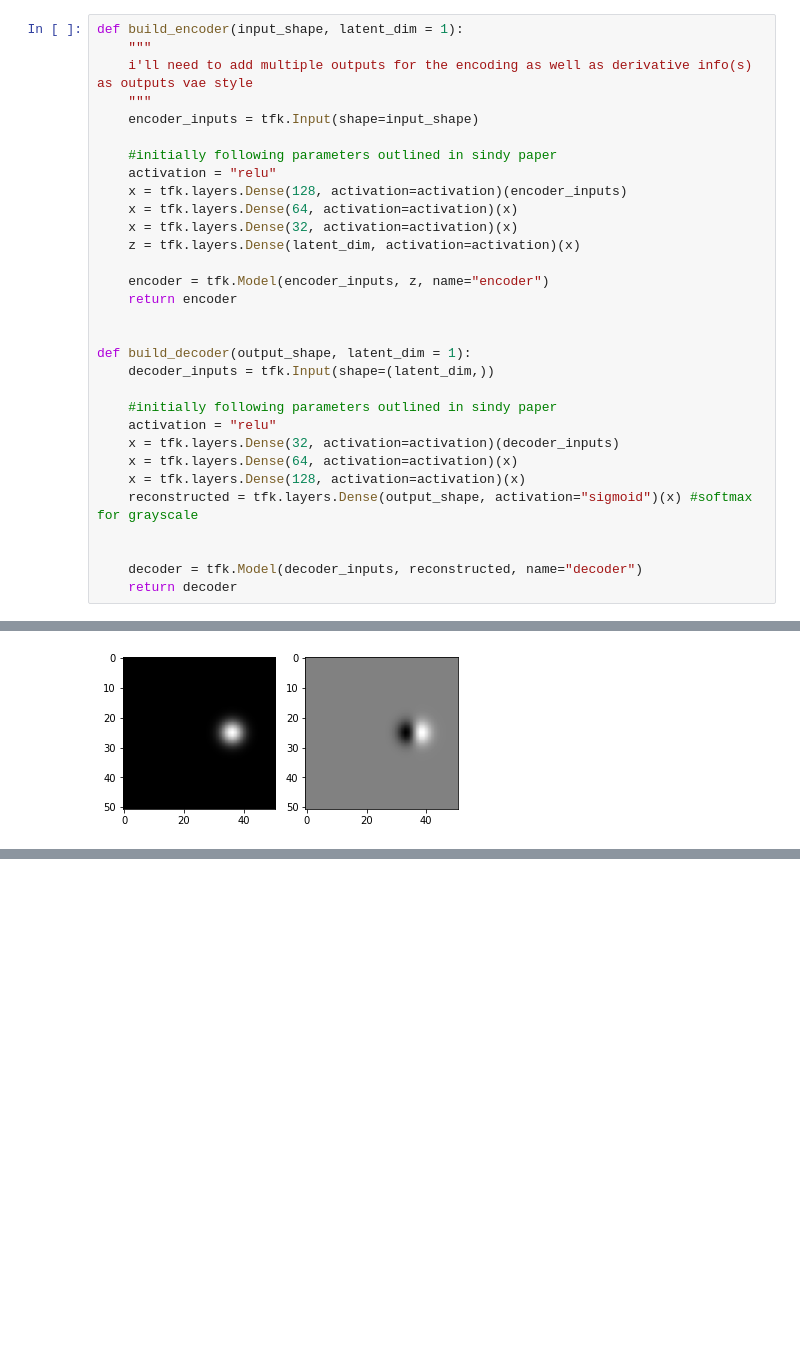
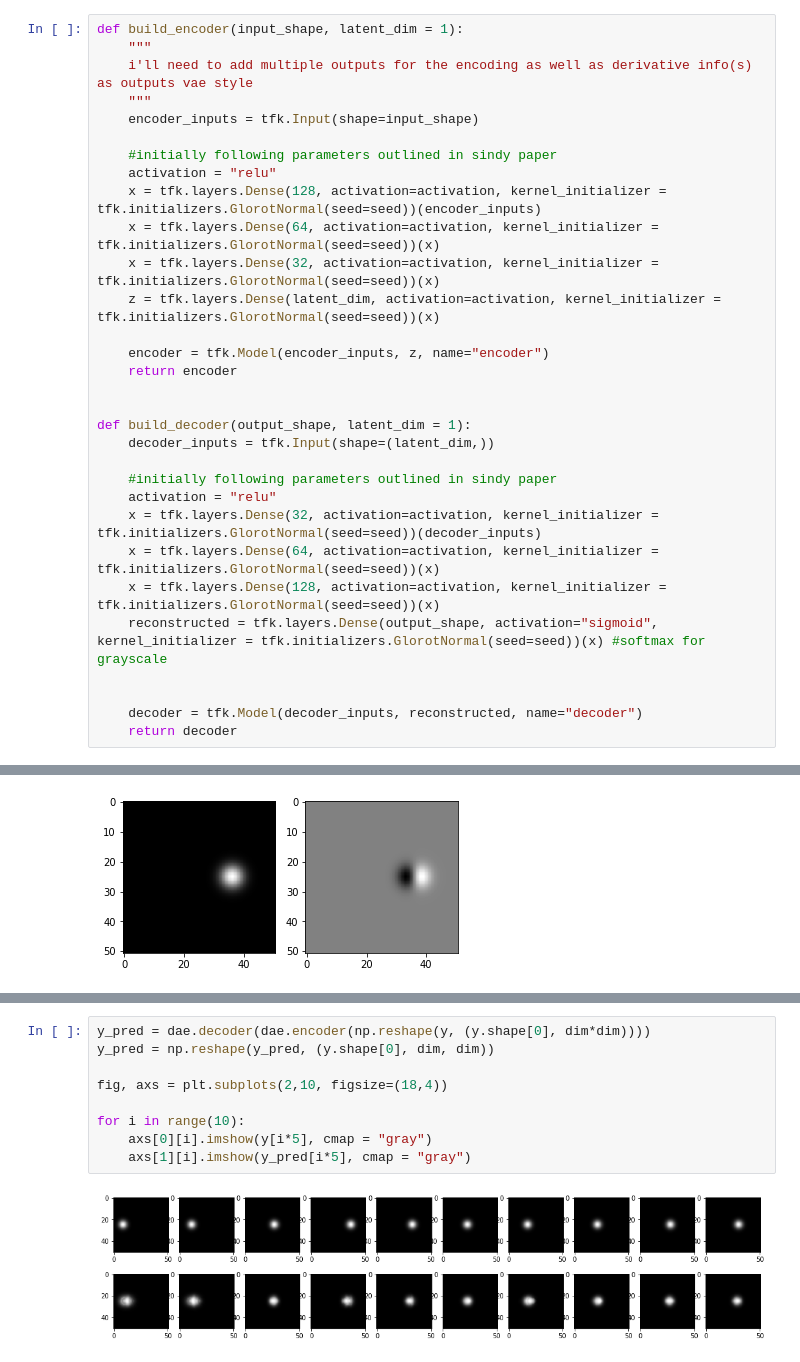
Before and after one commit to aygalic/SindyAutoencoders, a Jupyter notebook: nate/woof.ipynb, the cells around one changed output, grey strips where cells are left out. Cells and saved outputs as stored; diff of their text form; blank space fills up the shorter version.

```diff
--- a/nate/woof.ipynb
+++ b/nate/woof.ipynb
@@ -94,10 +97,10 @@ def build_encoder(input_shape, latent_dim = 1):
 
     #initially following parameters outlined in sindy paper
     activation = "relu"
-    x = tfk.layers.Dense(128, activation=activation)(encoder_inputs)
-    x = tfk.layers.Dense(64, activation=activation)(x)
-    x = tfk.layers.Dense(32, activation=activation)(x)
-    z = tfk.layers.Dense(latent_dim, activation=activation)(x)
+    x = tfk.layers.Dense(128, activation=activation, kernel_initializer = tfk.initializers.GlorotNormal(seed=seed))(encoder_inputs)
+    x = tfk.layers.Dense(64, activation=activation, kernel_initializer = tfk.initializers.GlorotNormal(seed=seed))(x)
+    x = tfk.layers.Dense(32, activation=activation, kernel_initializer = tfk.initializers.GlorotNormal(seed=seed))(x)
+    z = tfk.layers.Dense(latent_dim, activation=activation, kernel_initializer = tfk.initializers.GlorotNormal(seed=seed))(x)
 
     encoder = tfk.Model(encoder_inputs, z, name="encoder")
     return encoder
@@ -108,10 +111,10 @@ def build_decoder(output_shape, latent_dim = 1):
 
     #initially following parameters outlined in sindy paper
     activation = "relu"
-    x = tfk.layers.Dense(32, activation=activation)(decoder_inputs)
-    x = tfk.layers.Dense(64, activation=activation)(x)
-    x = tfk.layers.Dense(128, activation=activation)(x)
-    reconstructed = tfk.layers.Dense(output_shape, activation="sigmoid")(x) #softmax for grayscale
+    x = tfk.layers.Dense(32, activation=activation, kernel_initializer = tfk.initializers.GlorotNormal(seed=seed))(decoder_inputs)
+    x = tfk.layers.Dense(64, activation=activation, kernel_initializer = tfk.initializers.GlorotNormal(seed=seed))(x)
+    x = tfk.layers.Dense(128, activation=activation, kernel_initializer = tfk.initializers.GlorotNormal(seed=seed))(x)
+    reconstructed = tfk.layers.Dense(output_shape, activation="sigmoid", kernel_initializer = tfk.initializers.GlorotNormal(seed=seed))(x) #softmax for grayscale
 
 
     decoder = tfk.Model(decoder_inputs, reconstructed, name="decoder")
@@ -422,0 +470,11 @@ dae.fit(x_train, epochs=250, batch_size=64)
+# %%
+y_pred = dae.decoder(dae.encoder(np.reshape(y, (y.shape[0], dim*dim))))
+y_pred = np.reshape(y_pred, (y.shape[0], dim, dim))
+
+fig, axs = plt.subplots(2,10, figsize=(18,4))
+
+for i in range(10):
+    axs[0][i].imshow(y[i*5], cmap = "gray")
+    axs[1][i].imshow(y_pred[i*5], cmap = "gray")
+# %% [output]
+[figure, added]
```
Also changed, not shown: parts of 12 cells of this notebook, 1 other file.
